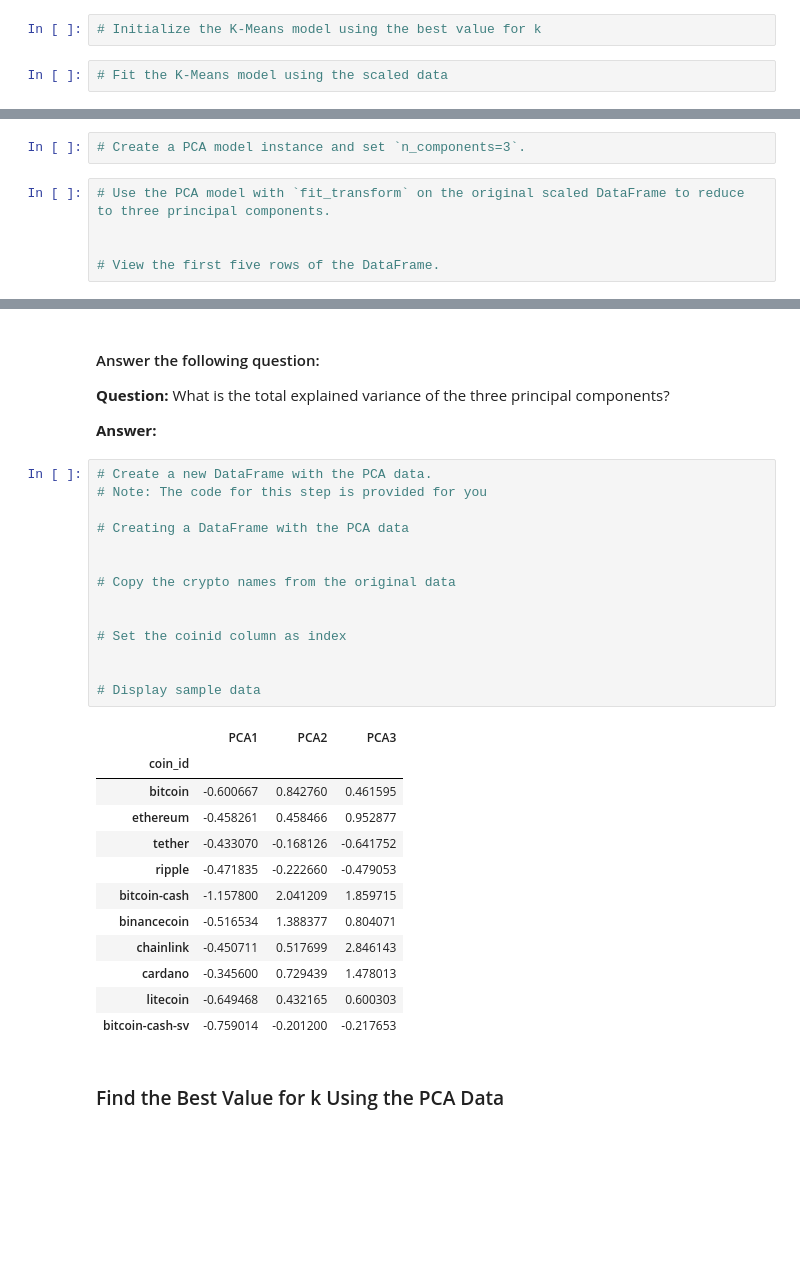
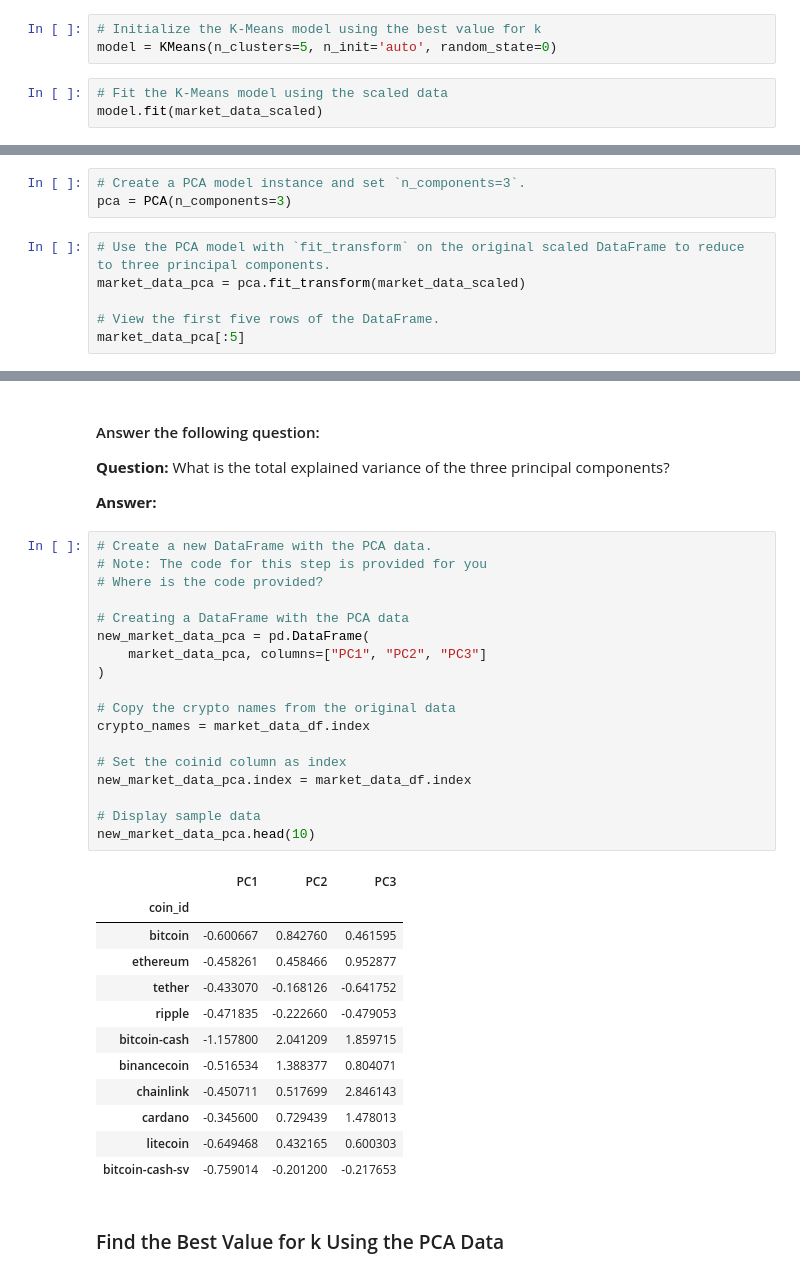
Before and after one commit to rjrdelatorre/CryptoClustering, a Jupyter notebook: Crypto_Clustering.ipynb, the cells around one changed output, grey strips where cells are left out. Cells and saved outputs as stored; diff of their text form; blank space fills up the shorter version.

```diff
--- a/Crypto_Clustering.ipynb
+++ b/Crypto_Clustering.ipynb
@@ -123,5 +123,7 @@ I would argue that the answer is 5. Before 4, there is a precipitous decline in
 ### Cluster Cryptocurrencies with K-means Using the Original Scaled Data.
 # %%
 # Initialize the K-Means model using the best value for k
+model = KMeans(n_clusters=5, n_init='auto', random_state=0)
 # %%
 # Fit the K-Means model using the scaled data
+model.fit(market_data_scaled)
@@ -153,11 +171,13 @@ I would argue that the answer is 5. Before 4, there is a precipitous decline in
 ### Optimize Clusters with Principal Component Analysis.
 # %%
 # Create a PCA model instance and set `n_components=3`.
+pca = PCA(n_components=3)
 # %%
 # Use the PCA model with `fit_transform` on the original scaled DataFrame to reduce to three principal components.
-
+market_data_pca = pca.fit_transform(market_data_scaled)
 
 # View the first five rows of the DataFrame.
+market_data_pca[:5]
 # %% [output]
 array([[-0.60066733,  0.84276006,  0.46159457],
        [-0.45826071,  0.45846566,  0.95287678],
@@ -177,19 +198,23 @@ array([0.3719856 , 0.34700813, 0.17603793])
 # %%
 # Create a new DataFrame with the PCA data.
 # Note: The code for this step is provided for you
+# Where is the code provided?
 
 # Creating a DataFrame with the PCA data
-
+new_market_data_pca = pd.DataFrame(
+    market_data_pca, columns=["PC1", "PC2", "PC3"]
+)
 
 # Copy the crypto names from the original data
-
+crypto_names = market_data_df.index
 
 # Set the coinid column as index
-
+new_market_data_pca.index = market_data_df.index
 
 # Display sample data
+new_market_data_pca.head(10)
 # %% [output]
-|  | PCA1 | PCA2 | PCA3 |
+|  | PC1 | PC2 | PC3 |
 | coin_id |  |  |  |
 | bitcoin | -0.600667 | 0.842760 | 0.461595 |
 | ethereum | -0.458261 | 0.458466 | 0.952877 |
```
Also changed, not shown: parts of 6 cells of this notebook.
